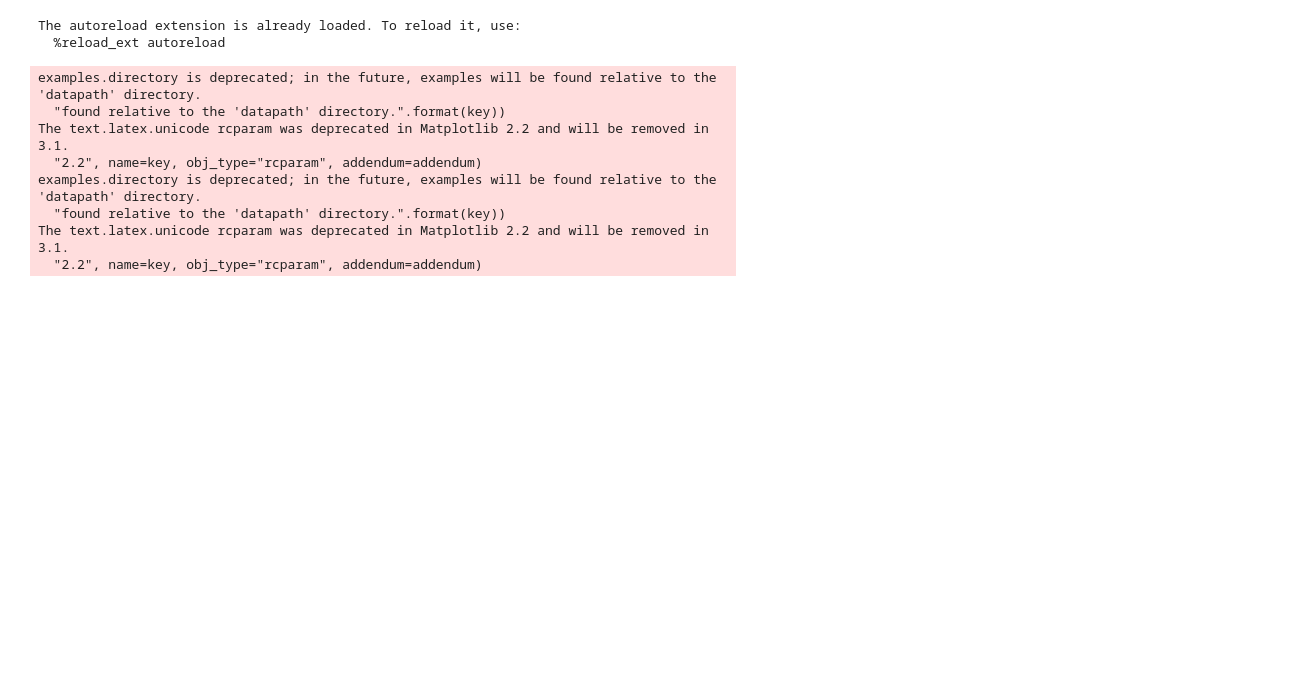
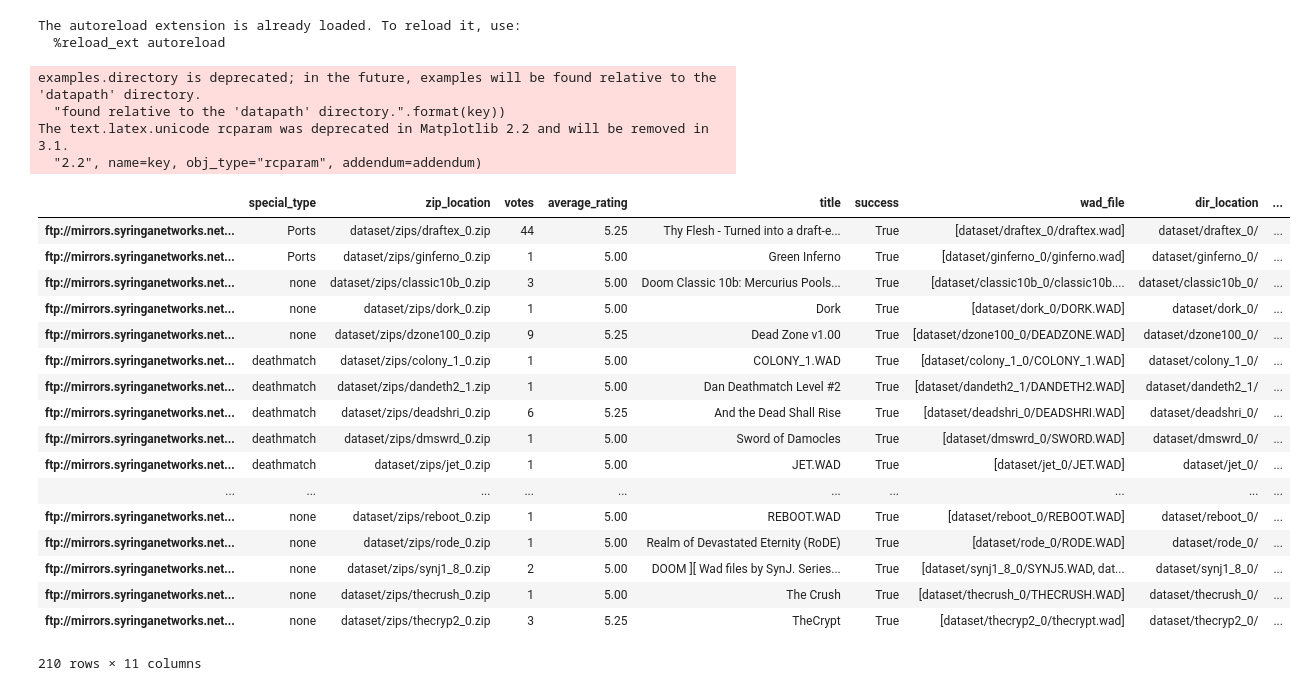
Before and after one commit to HarounH/wadld, a Jupyter notebook: clustering.ipynb, the cells around one changed output. Cells and saved outputs as stored; diff of their text form; code cells hidden in the pictures; blank space fills up the shorter version.

```diff
--- a/clustering.ipynb
+++ b/clustering.ipynb
@@ -7,6 +7,7 @@ sys.path.append("/data/wadld/")
 import os
 import cv2
 import numpy as np
+import pandas as pd
 import torch
 import matplotlib
 import matplotlib.pyplot as plt
@@ -17,6 +18,8 @@ from utils import (
     data_transformation
 )
 from utils.utils import duplicate_linedefs
+import sklearn
+import sklearn.mixture as mixture
 import sklearn.cluster as cluster
 import seaborn as sns
 from utils.rendering import draw_traversable_space, draw_linedefs
@@ -28,6 +31,7 @@ sns.reset_orig()  # get default matplotlib styles back
 
 ddir = "/data/wadld/data/dataset/"
 df_filename = "all_wads.pkl"
+df = pd.read_pickle(os.path.join(ddir, df_filename))
 # %% [output]
 The autoreload extension is already loaded. To reload it, use:
   %reload_ext autoreload
@@ -35,8 +39,25 @@ examples.directory is deprecated; in the future, examples will be found relative
   "found relative to the 'datapath' directory.".format(key))
 The text.latex.unicode rcparam was deprecated in Matplotlib 2.2 and will be removed in 3.1.
   "2.2", name=key, obj_type="rcparam", addendum=addendum)
-examples.directory is deprecated; in the future, examples will be found relative to the 'datapath' directory.
-  "found relative to the 'datapath' directory.".format(key))
-The text.latex.unicode rcparam was deprecated in Matplotlib 2.2 and will be removed in 3.1.
-  "2.2", name=key, obj_type="rcparam", addendum=addendum)
+# %%
+df.loc[(df.average_rating > 4.5)]
+# %% [output]
+|  | special_type | zip_location | votes | average_rating | title | success | wad_file | dir_location | ... |
+| ftp://mirrors.syringanetworks.net... | Ports | dataset/zips/draftex_0.zip | 44 | 5.25 | Thy Flesh - Turned into a draft-e... | True | [dataset/draftex_0/draftex.wad] | dataset/draftex_0/ | ... |
+| ftp://mirrors.syringanetworks.net... | Ports | dataset/zips/ginferno_0.zip | 1 | 5.00 | Green Inferno | True | [dataset/ginferno_0/ginferno.wad] | dataset/ginferno_0/ | ... |
+| ftp://mirrors.syringanetworks.net... | none | dataset/zips/classic10b_0.zip | 3 | 5.00 | Doom Classic 10b: Mercurius Pools... | True | [dataset/classic10b_0/classic10b.... | dataset/classic10b_0/ | ... |
+| ftp://mirrors.syringanetworks.net... | none | dataset/zips/dork_0.zip | 1 | 5.00 | Dork | True | [dataset/dork_0/DORK.WAD] | dataset/dork_0/ | ... |
+| ftp://mirrors.syringanetworks.net... | none | dataset/zips/dzone100_0.zip | 9 | 5.25 | Dead Zone v1.00 | True | [dataset/dzone100_0/DEADZONE.WAD] | dataset/dzone100_0/ | ... |
+| ftp://mirrors.syringanetworks.net... | deathmatch | dataset/zips/colony_1_0.zip | 1 | 5.00 | COLONY_1.WAD | True | [dataset/colony_1_0/COLONY_1.WAD] | dataset/colony_1_0/ | ... |
+| ftp://mirrors.syringanetworks.net... | deathmatch | dataset/zips/dandeth2_1.zip | 1 | 5.00 | Dan Deathmatch Level #2 | True | [dataset/dandeth2_1/DANDETH2.WAD] | dataset/dandeth2_1/ | ... |
+| ftp://mirrors.syringanetworks.net... | deathmatch | dataset/zips/deadshri_0.zip | 6 | 5.25 | And the Dead Shall Rise | True | [dataset/deadshri_0/DEADSHRI.WAD] | dataset/deadshri_0/ | ... |
+| ftp://mirrors.syringanetworks.net... | deathmatch | dataset/zips/dmswrd_0.zip | 1 | 5.00 | Sword of Damocles | True | [dataset/dmswrd_0/SWORD.WAD] | dataset/dmswrd_0/ | ... |
+| ftp://mirrors.syringanetworks.net... | deathmatch | dataset/zips/jet_0.zip | 1 | 5.00 | JET.WAD | True | [dataset/jet_0/JET.WAD] | dataset/jet_0/ | ... |
+| ... | ... | ... | ... | ... | ... | ... | ... | ... | ... |
+| ftp://mirrors.syringanetworks.net... | none | dataset/zips/reboot_0.zip | 1 | 5.00 | REBOOT.WAD | True | [dataset/reboot_0/REBOOT.WAD] | dataset/reboot_0/ | ... |
+| ftp://mirrors.syringanetworks.net... | none | dataset/zips/rode_0.zip | 1 | 5.00 | Realm of Devastated Eternity (RoDE) | True | [dataset/rode_0/RODE.WAD] | dataset/rode_0/ | ... |
+| ftp://mirrors.syringanetworks.net... | none | dataset/zips/synj1_8_0.zip | 2 | 5.00 | DOOM ][ Wad files by SynJ. Series... | True | [dataset/synj1_8_0/SYNJ5.WAD, dat... | dataset/synj1_8_0/ | ... |
+| ftp://mirrors.syringanetworks.net... | none | dataset/zips/thecrush_0.zip | 1 | 5.00 | The Crush | True | [dataset/thecrush_0/THECRUSH.WAD] | dataset/thecrush_0/ | ... |
+| ftp://mirrors.syringanetworks.net... | none | dataset/zips/thecryp2_0.zip | 3 | 5.25 | TheCrypt | True | [dataset/thecryp2_0/thecrypt.wad] | dataset/thecryp2_0/ | ... |
+210 rows × 11 columns
 # %%
```
Also changed, not shown: parts of 10 cells of this notebook, 5 other files.
